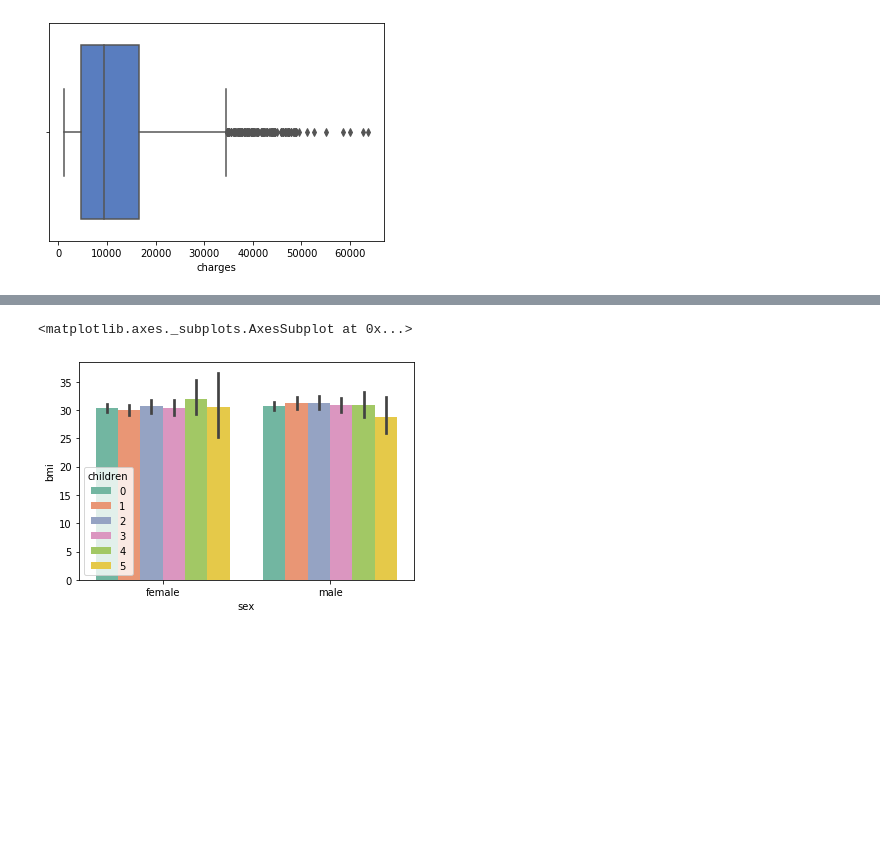
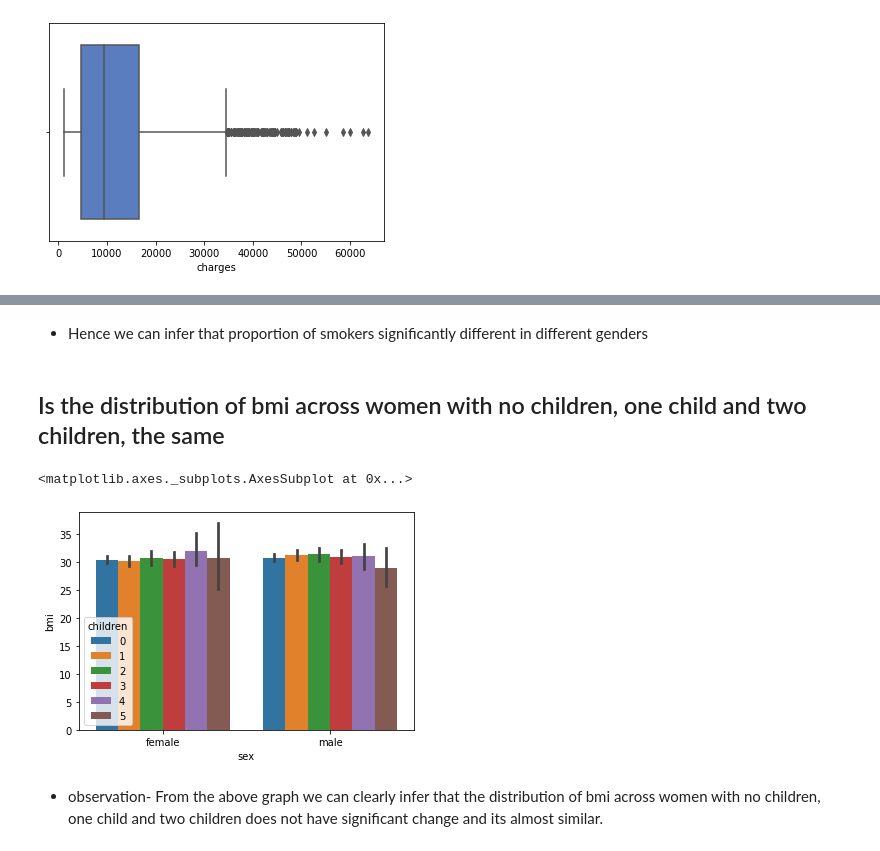
Before and after one commit to GreatLearningAIML1/bangalore-aug19-batch-Yashveerb, a Jupyter notebook: Residency1/Residency1AppliedStatsProblemStatementSolution.ipynb, the cells around one changed output, grey strips where cells are left out. Drawn from its saved outputs; the diff is of its cells as text; code cells hidden in the pictures; blank space fills up the shorter version.

```diff
--- a/Residency1/Residency1AppliedStatsProblemStatementSolution.ipynb
+++ b/Residency1/Residency1AppliedStatsProblemStatementSolution.ipynb
@@ -144,0 +190,2 @@ sns.boxplot(x='bmi', y='sex',data=df, palette='muted')
+# %%
+df1=pd.read_csv("insurance.csv")
@@ -145,6 +228,9 @@ sns.boxplot(x='bmi', y='sex',data=df, palette='muted')
+# %% [markdown]
+- Hence we can infer that proportion of smokers significantly different in different genders
+# %% [markdown]
+## Is the distribution of bmi across women with no children, one child and two children, the same
 # %%
-sns.barplot(x=(df['sex']), y=df['bmi'], hue=df['children'],palette='Set2')
-#sns.scatterplot(df['smoker'], df['sex'], hue=df['smoker'], palette='Set2')
+sns.barplot(x=df1['sex'], y=df1['bmi'], hue=df1['children'])
 # %% [output]
 <matplotlib.axes._subplots.AxesSubplot at 0x...>
-[figure, old version]
+[figure, new version]
@@ -152,0 +237,2 @@ sns.barplot(x=(df['sex']), y=df['bmi'], hue=df['children'],palette='Set2')
+# %% [markdown]
+- observation- From the above graph we can clearly infer that the distribution of bmi across women with no children, one child and two children does not have significant change and its almost similar.
```
Also changed, not shown: parts of 40 cells of this notebook.
